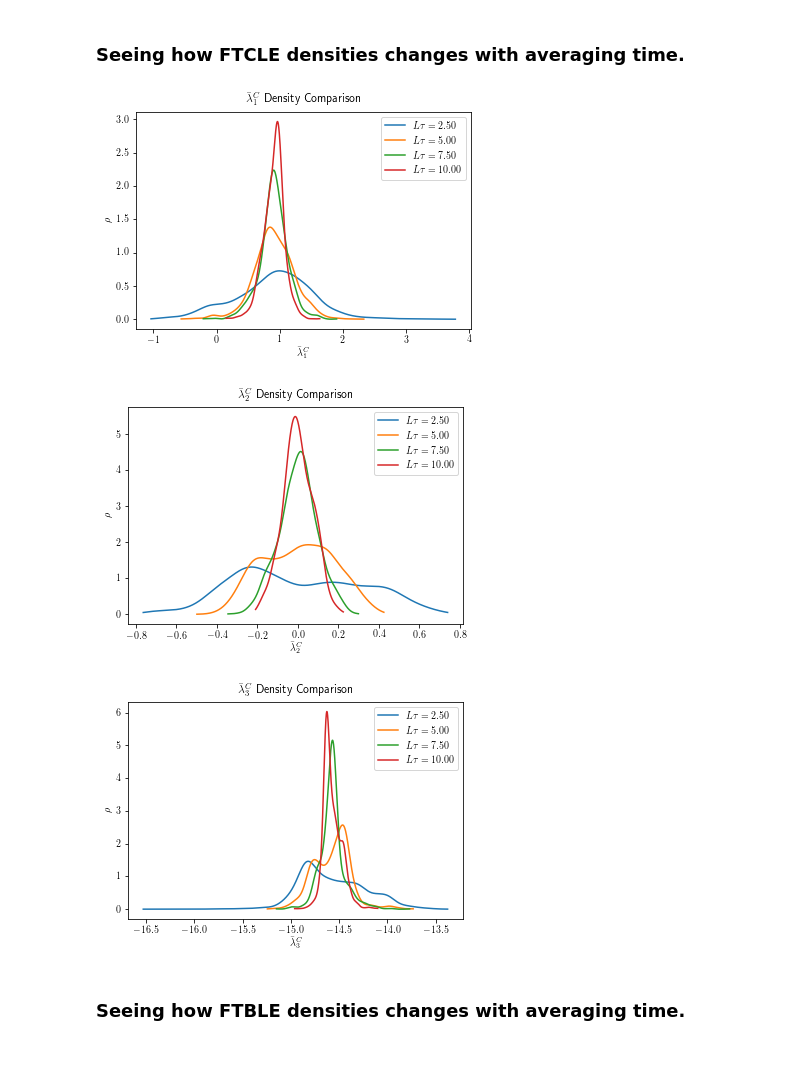
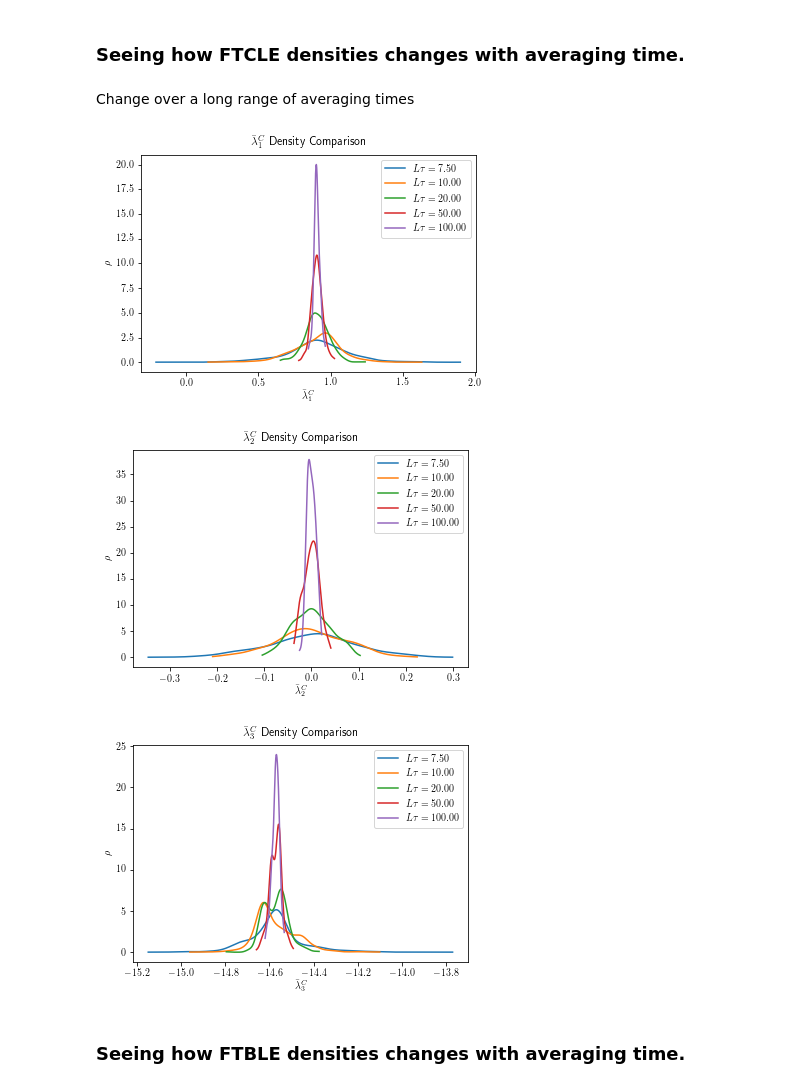
Before and after one commit to CalvinNesbitt/Lyapunov-Analysis, a Jupyter notebook: Lorenz-63-Example/Plotting-Ginelli-L63.ipynb, the cells around one changed output. Cells and saved outputs as stored; diff of their text form; code cells hidden in the pictures; blank space fills up the shorter version.

```diff
--- a/Lorenz-63-Example/Plotting-Ginelli-L63.ipynb
+++ b/Lorenz-63-Example/Plotting-Ginelli-L63.ipynb
@@ -86,5 +90,10 @@ avg8_5 = DataRead('tau0.01-steps1.1E+06', 850)
 avg9_0 = DataRead('tau0.01-steps1.1E+06', 900)
 avg9_5 = DataRead('tau0.01-steps1.1E+06', 950)
 avg10 = DataRead('tau0.01-steps1.1E+06', 1000)
+# %%
+avg20 = DataRead('tau0.01-steps1.1E+06', 2000)
+avg50 = DataRead('tau0.01-steps1.1E+06', 5000)
+# %%
+avg100 = DataRead('tau0.01-steps1.1E+06', 10000)
 # %%
 # Space for checking everything is read in correctly
@@ -252,11 +263,13 @@ comp_density(avg10, [1, 2, 3])
 # %% [markdown]
 ### Seeing how FTCLE densities changes with averaging time.
+# %% [markdown]
+Change over a long range of averaging times
 # %%
-cle_density([avg2_5, avg5, avg7_5, avg10], [1, 2, 3])
+cle_density([avg7_5, avg10, avg20, avg50, avg100], [1, 2, 3])
 # %% [output]
-[figure, old version]
+[figure, new version]
-[figure, old version]
+[figure, new version]
-[figure, old version]
+[figure, new version]
 # %% [markdown]
 ### Seeing how FTBLE densities changes with averaging time.
 # %%
```
Also changed, not shown: parts of 28 cells of this notebook, 2 other files.
